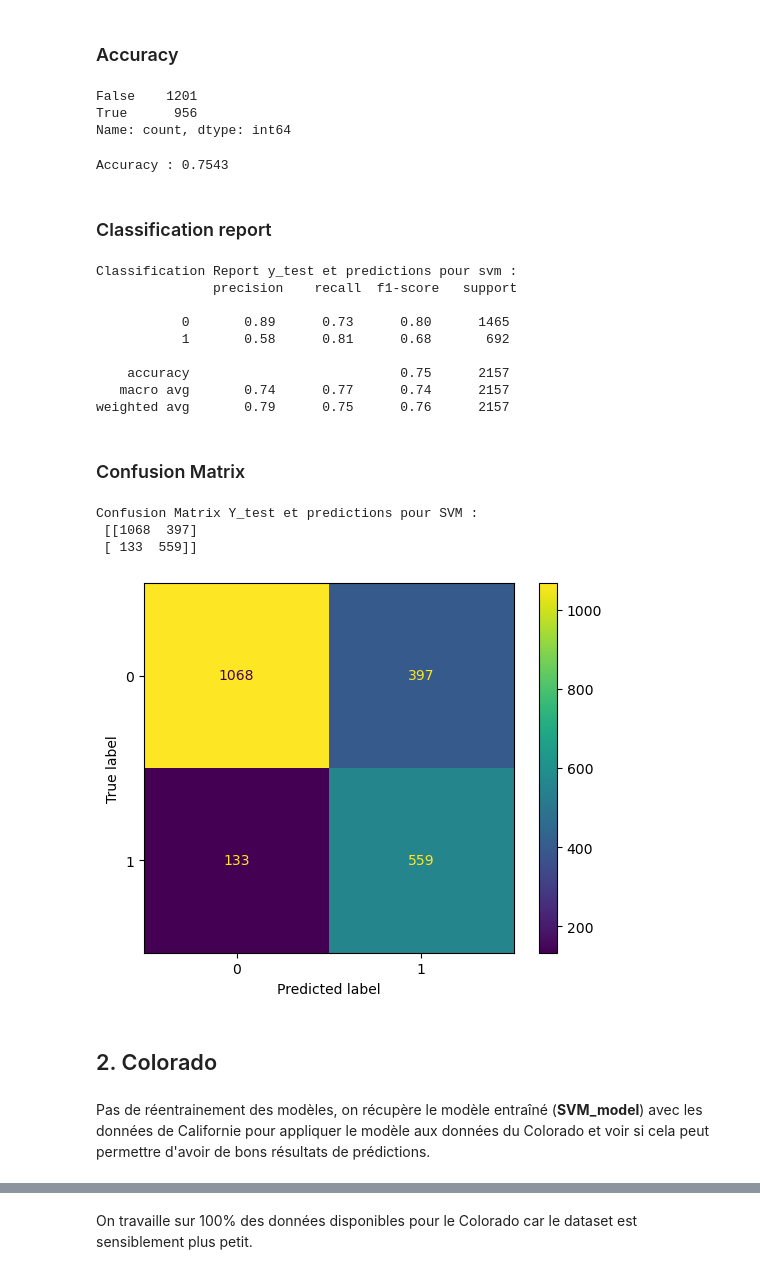
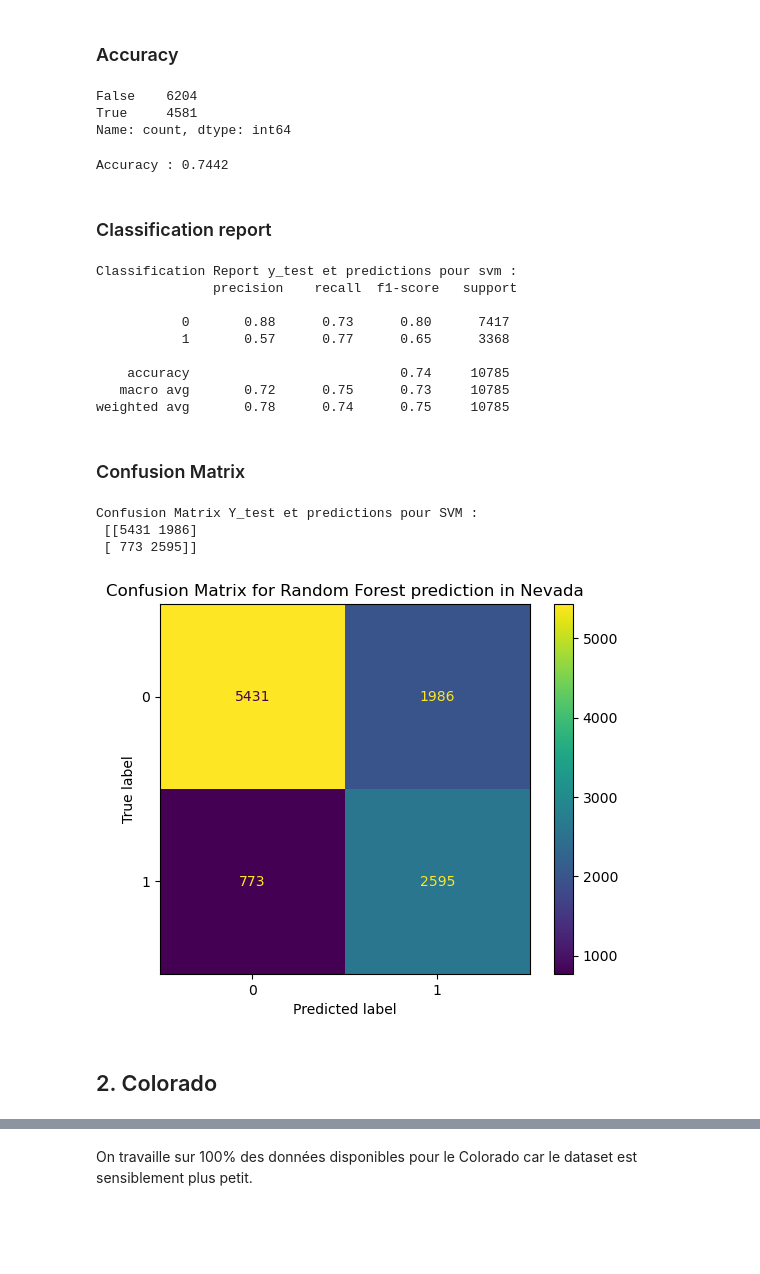
Before and after one commit to thomasclgnt/AS, a Jupyter notebook: RandomForest.ipynb, the cells around one changed output, grey strips where cells are left out. Saved outputs shown, nothing was run; the diff lists cells and outputs as text; code cells hidden in the pictures; blank space fills up the shorter version.

```diff
--- a/RandomForest.ipynb
+++ b/RandomForest.ipynb
@@ -388,17 +388,9 @@ labelsNE = pd.read_csv(csv_labelsNE)
 # Separating features and labels, shuffling
 Xne_all = featuresNE
 Yne_all = labelsNE
-Xne_all,Yne_all = shuffle(Xne_all,Yne_all, random_state=0)
-
-# Only use first N samples to limit training time
-sample = 1
-num_samples = int(len(Xne_all)*sample)
-Xne,Yne = Xne_all[:num_samples], Yne_all[:num_samples]
+Xne,Yne = shuffle(Xne_all,Yne_all, random_state=0)
 
 # Scaler for data standardization
 scaler = StandardScaler()
 
-# Separate train and test sets
-Xne_train, Xne_test, Yne_train, Yne_test = train_test_split(Xne,Yne, random_state=0, train_size=0.8)
-Xne_train = scaler.fit_transform(Xne_train)
-Xne_test = scaler.fit_transform(Xne_test)
+Xne = scaler.fit_transform(Xne)
@@ -419,49 +411,50 @@ On travaille sur 100% des données disponibles pour le Nevada car le dataset est
 # %% [markdown]
 ### Accuracy
 # %%
-predictionsNE = RF_model.predict(Xne_test)
+predictionsNE = RF_model.predict(Xne)
 
 res = pd.Series(predictionsNE)
 res.value_counts()
 # %% [output]
-False    1201
-True      956
+False    6204
+True     4581
 Name: count, dtype: int64
 # %%
-accuracy = accuracy_score(Yne_test, predictionsNE)
+accuracy = accuracy_score(Yne, predictionsNE)
 print(f'Accuracy : {accuracy:.4f}')
 # %% [output]
-Accuracy : 0.7543
+Accuracy : 0.7442
 # %% [markdown]
 ### Classification report
 # %%
-report = classification_report(Yne_test, predictionsNE)
+report = classification_report(Yne, predictionsNE)
 print('Classification Report y_test et predictions pour svm :\n', report)
 # %% [output]
 Classification Report y_test et predictions pour svm :
                precision    recall  f1-score   support
 
-           0       0.89      0.73      0.80      1465
-           1       0.58      0.81      0.68       692
+           0       0.88      0.73      0.80      7417
+           1       0.57      0.77      0.65      3368
 
-    accuracy                           0.75      2157
-   macro avg       0.74      0.77      0.74      2157
-weighted avg       0.79      0.75      0.76      2157
+    accuracy                           0.74     10785
+   macro avg       0.72      0.75      0.73     10785
+weighted avg       0.78      0.74      0.75     10785
 # %% [markdown]
 ### Confusion Matrix
 # %%
-conf_matrix = confusion_matrix(Yne_test, predictionsNE)
+conf_matrix = confusion_matrix(Yne, predictionsNE)
 print('Confusion Matrix Y_test et predictions pour SVM :\n', conf_matrix)
 # %% [output]
 Confusion Matrix Y_test et predictions pour SVM :
- [[1068  397]
- [ 133  559]]
+ [[5431 1986]
+ [ 773 2595]]
 # %%
 disp = ConfusionMatrixDisplay(confusion_matrix=conf_matrix)
 disp.plot()
+plt.title("Confusion Matrix for Random Forest prediction in Nevada")
 plt.show()
 # %% [output]
-[figure, old version]
+[figure, new version]
 # %% [markdown]
 ## 2. Colorado
 # %%
@@ -491,2 +475,0 @@ Xco_test = scaler.fit_transform(Xco_test)
-# %% [markdown]
-Pas de réentrainement des modèles, on récupère le modèle entraîné (**SVM_model**) avec les données de Californie pour appliquer le modèle aux données du Colorado et voir si cela peut permettre d'avoir de bons résultats de prédictions.
```
Also changed, not shown: parts of 13 cells of this notebook, 11 other files.
